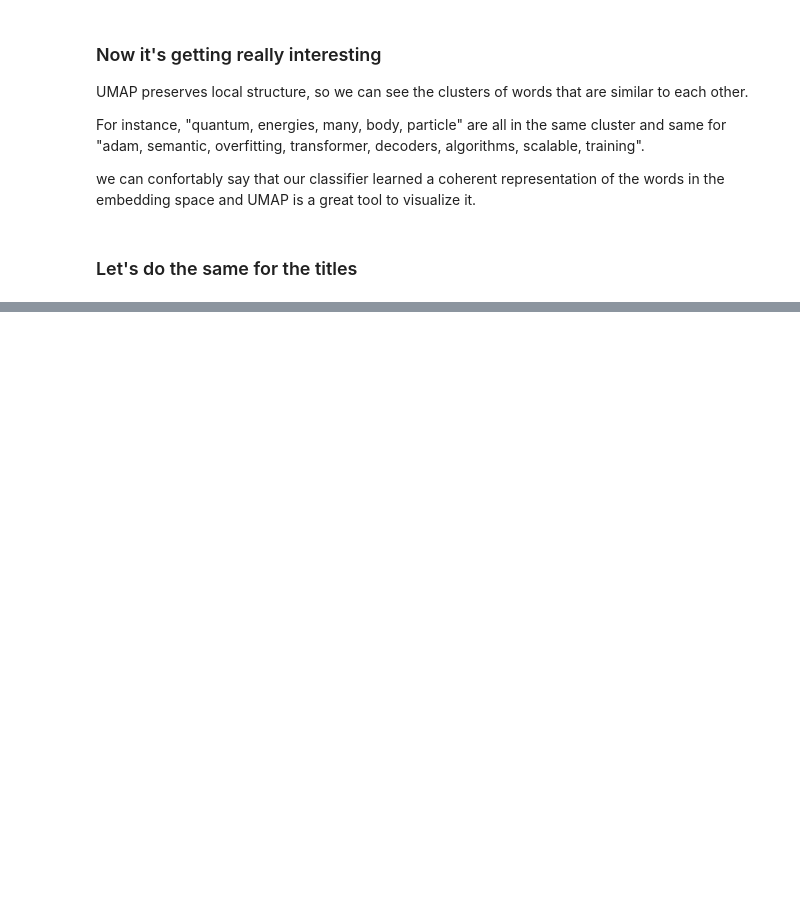
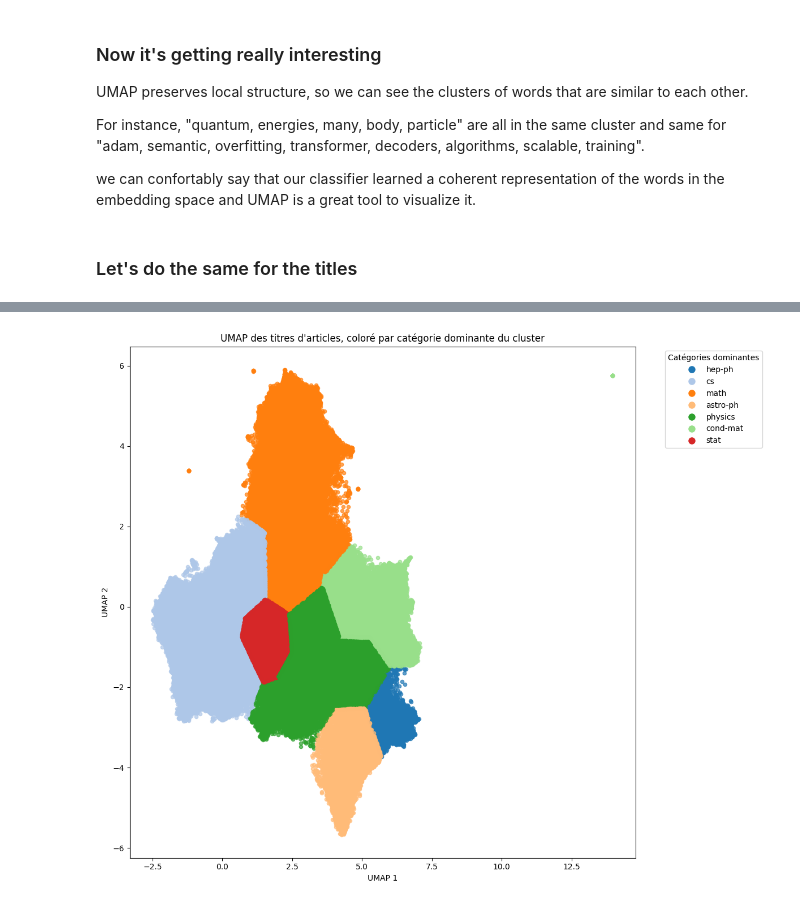
Before and after one commit to issagith/Arxiv-ML, a Jupyter notebook: embedding/embedding_space.ipynb, the cells around one changed output, grey strips where cells are left out. Drawn from its saved outputs; the diff is of its cells as text; code cells hidden in the pictures; blank space fills up the shorter version.

```diff
--- a/embedding/embedding_space.ipynb
+++ b/embedding/embedding_space.ipynb
@@ -443,7 +505,7 @@ from collections import Counter
 
 for cl in unique_clusters:
     cluster_indices = np.where(clusters_titles == cl)[0]
-    cats = [dataset.itoc[dataset[i][1].item()] for i in cluster_indices]
+    cats = [dataset_mlp_cat_title.index_to_class[dataset_mlp_cat_title[i][1].item()] for i in cluster_indices]
     count = Counter(cats)
     print(f"Cluster {cl}:")
     for cat, num in count.items():
@@ -473,0 +531,18 @@ dict_keys(['cond-mat', 'q-bio', 'cs', 'quant-ph', 'physics', 'math', 'nlin', 'st
+# %%
+print("Proportions dans chaque cluster, par ordre décroissant :")
+for cl in unique_clusters:
+    # indices des titres dans ce cluster
+    idxs_cl = np.where(clusters_titles == cl)[0]
+    # récupération des catégories réelles (indices dans l'échantillon)
+    cats_cl = [dataset_mlp_cat_title.index_to_class[dataset_mlp_cat_title[sample_indices[i]][1].item()] for i in idxs_cl]
+    count_cl = Counter(cats_cl)
+    total_cl = sum(count_cl.values())
+
+    print(f"\nCluster {cl} (taille: {total_cl} articles):")
+
+    # Trier les catégories par nombre d'occurrences décroissant
+    sorted_cats = sorted(count_cl.items(), key=lambda x: x[1], reverse=True)
+
+    for cat, num in sorted_cats:
+        prop_cl = num / total_cl
+        print(f"  {cat}: {num} articles - {prop_cl:.2%}")
@@ -473,0 +567,44 @@ dict_keys(['cond-mat', 'q-bio', 'cs', 'quant-ph', 'physics', 'math', 'nlin', 'st
+# %%
+# Visualiser les clusters avec leurs catégories dominantes
+plt.figure(figsize=(12, 10))
+
+# Créer un dictionnaire de clusters et leurs catégories dominantes
+cluster_categories = {}
+for cl in unique_clusters:
+    idxs_cl = np.where(clusters_titles == cl)[0]
+    cats_cl = [dataset_mlp_cat_title.index_to_class[dataset_mlp_cat_title[sample_indices[i]][1].item()] for i in idxs_cl]
+    count_cl = Counter(cats_cl)
+    dominant_cat = count_cl.most_common(1)[0][0] if count_cl else "Unknown"
+    cluster_categories[cl] = dominant_cat
+
+# Créer un mapping des catégories à des couleurs
+unique_categories = set(cluster_categories.values())
+cat_color_map = {cat: plt.cm.tab20(i % 20) for i, cat in enumerate(unique_categories)}
+
+# Scatter plot avec couleurs basées sur la catégorie dominante
+for cl in unique_clusters:
+    idxs_cl = np.where(clusters_titles == cl)[0]
+    dominant_cat = cluster_categories[cl]
+    plt.scatter(
+        umap_emb_titles[idxs_cl, 0],
+        umap_emb_titles[idxs_cl, 1],
+        color=cat_color_map[dominant_cat],
+        label=f"{dominant_cat} (Cluster {cl})",
+        alpha=0.7,
+        s=20
+    )
+
+# Ajouter titre et légende
+plt.title("UMAP des titres d'articles, coloré par catégorie dominante du cluster")
+plt.xlabel("UMAP 1")
+plt.ylabel("UMAP 2")
+
+# Créer une légende personnalisée pour éviter les duplications
+handles = [plt.Line2D([0], [0], marker='o', color='w', markerfacecolor=cat_color_map[cat],
+                     markersize=10, label=cat) for cat in unique_categories]
+plt.legend(handles=handles, title="Catégories dominantes", bbox_to_anchor=(1.05, 1), loc='upper left')
+
+plt.tight_layout()
+plt.show()
+# %% [output]
+[figure, added]
```
Also changed, not shown: parts of 34 cells of this notebook, 4 other files.
